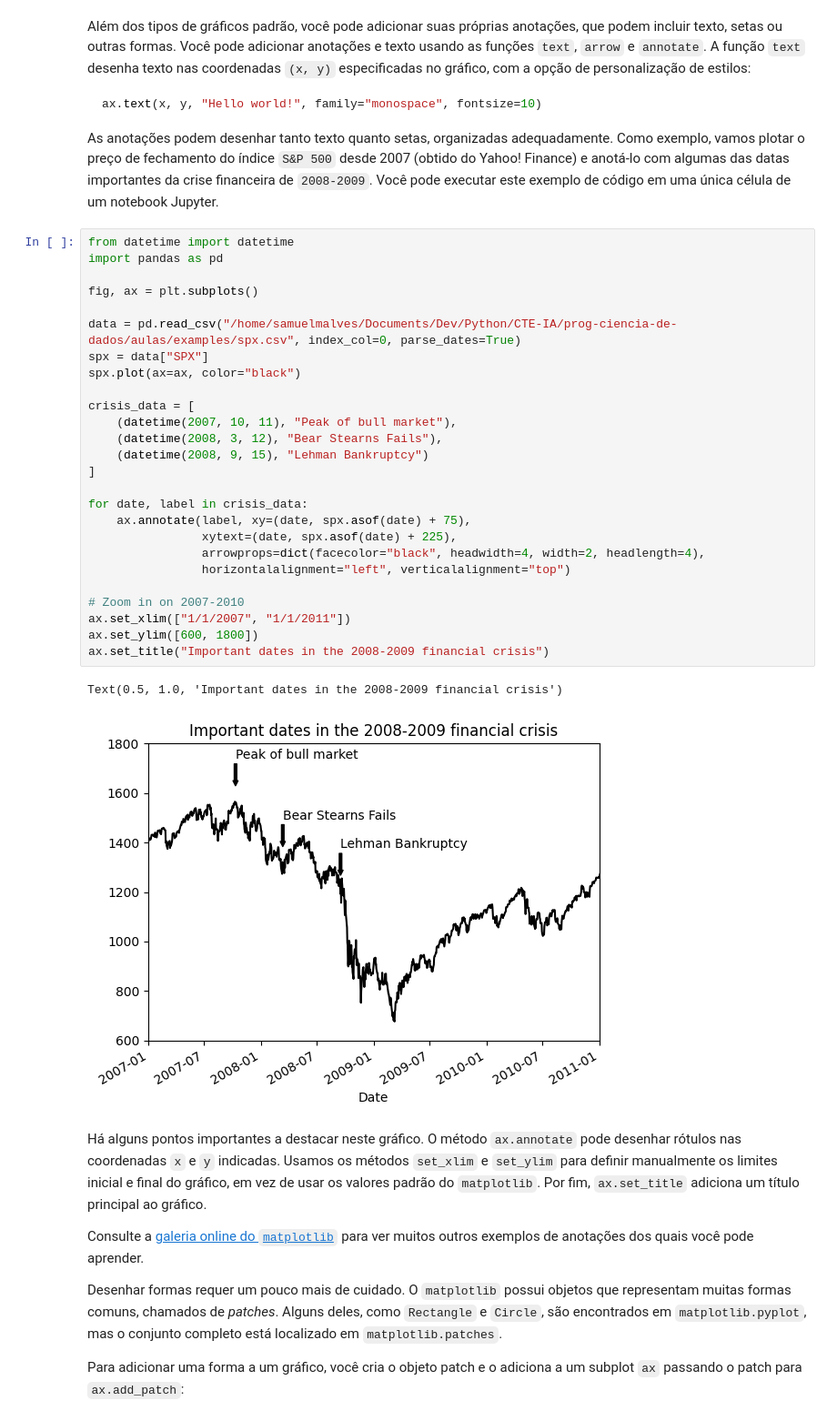
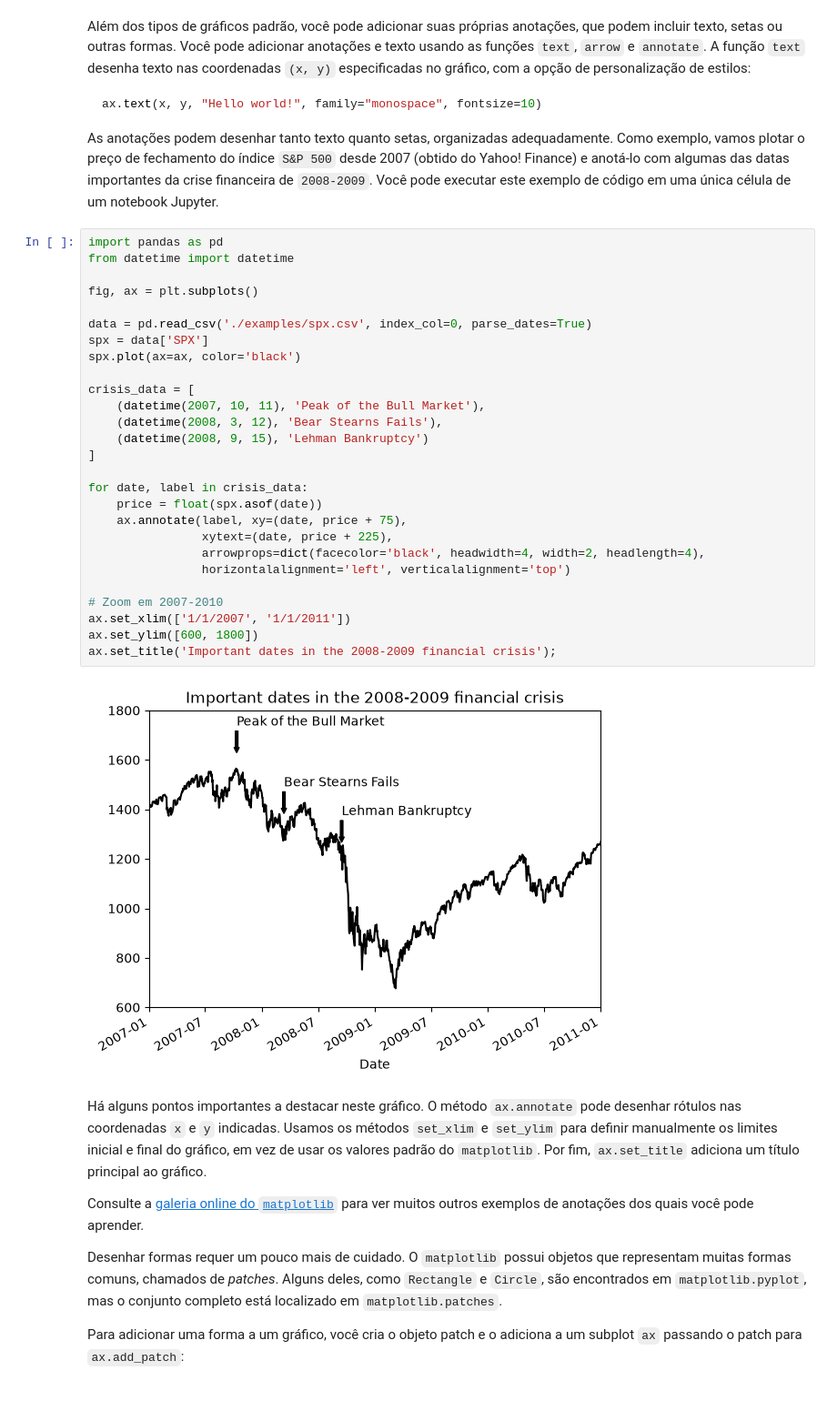
Before and after one commit to Somutt/revisao_py, a Jupyter notebook: 01_python_fundamentals/module06.ipynb, the cells around one changed output. Shown at 91% size. Cells and saved outputs as stored; diff of their text form.

````diff
--- a/01_python_fundamentals/module06.ipynb
+++ b/01_python_fundamentals/module06.ipynb
@@ -285,35 +289,35 @@ ax.text(x, y, "Hello world!", family="monospace", fontsize=10)
 ```
 
 As anotações podem desenhar tanto texto quanto setas, organizadas adequadamente. Como exemplo, vamos plotar o preço de fechamento do índice `S&P 500` desde 2007 (obtido do Yahoo! Finance) e anotá-lo com algumas das datas importantes da crise financeira de `2008-2009`. Você pode executar este exemplo de código em uma única célula de um notebook Jupyter.
-# %%
-from datetime import datetime
-import pandas as pd
-
-fig, ax = plt.subplots()
-
-data = pd.read_csv("/home/samuelmalves/Documents/Dev/Python/CTE-IA/prog-ciencia-de-dados/aulas/examples/spx.csv", index_col=0, parse_dates=True)
-spx = data["SPX"]
-spx.plot(ax=ax, color="black")
-
-crisis_data = [
-    (datetime(2007, 10, 11), "Peak of bull market"),
-    (datetime(2008, 3, 12), "Bear Stearns Fails"),
-    (datetime(2008, 9, 15), "Lehman Bankruptcy")
-]
-
-for date, label in crisis_data:
-    ax.annotate(label, xy=(date, spx.asof(date) + 75),
-                xytext=(date, spx.asof(date) + 225),
-                arrowprops=dict(facecolor="black", headwidth=4, width=2, headlength=4),
-                horizontalalignment="left", verticalalignment="top")
-
-# Zoom in on 2007-2010
-ax.set_xlim(["1/1/2007", "1/1/2011"])
-ax.set_ylim([600, 1800])
-ax.set_title("Important dates in the 2008-2009 financial crisis")
-# %% [output]
-Text(0.5, 1.0, 'Important dates in the 2008-2009 financial crisis')
-[figure, removed]
+# %%
+import pandas as pd
+from datetime import datetime
+
+fig, ax = plt.subplots()
+
+data = pd.read_csv('./examples/spx.csv', index_col=0, parse_dates=True)
+spx = data['SPX']
+spx.plot(ax=ax, color='black')
+
+crisis_data = [
+    (datetime(2007, 10, 11), 'Peak of the Bull Market'),
+    (datetime(2008, 3, 12), 'Bear Stearns Fails'),
+    (datetime(2008, 9, 15), 'Lehman Bankruptcy')
+]
+
+for date, label in crisis_data:
+    price = float(spx.asof(date))
+    ax.annotate(label, xy=(date, price + 75),
+                xytext=(date, price + 225),
+                arrowprops=dict(facecolor='black', headwidth=4, width=2, headlength=4),
+                horizontalalignment='left', verticalalignment='top')
+
+# Zoom em 2007-2010
+ax.set_xlim(['1/1/2007', '1/1/2011'])
+ax.set_ylim([600, 1800])
+ax.set_title('Important dates in the 2008-2009 financial crisis');
+# %% [output]
+[figure, added]
 # %% [markdown]
 Há alguns pontos importantes a destacar neste gráfico. O método `ax.annotate` pode desenhar rótulos nas coordenadas `x` e `y` indicadas. Usamos os métodos `set_xlim` e `set_ylim` para definir manualmente os limites inicial e final do gráfico, em vez de usar os valores padrão do `matplotlib`. Por fim, `ax.set_title` adiciona um título principal ao gráfico.
 
````
Also changed, not shown: parts of 13 cells of this notebook, 1 other file.
